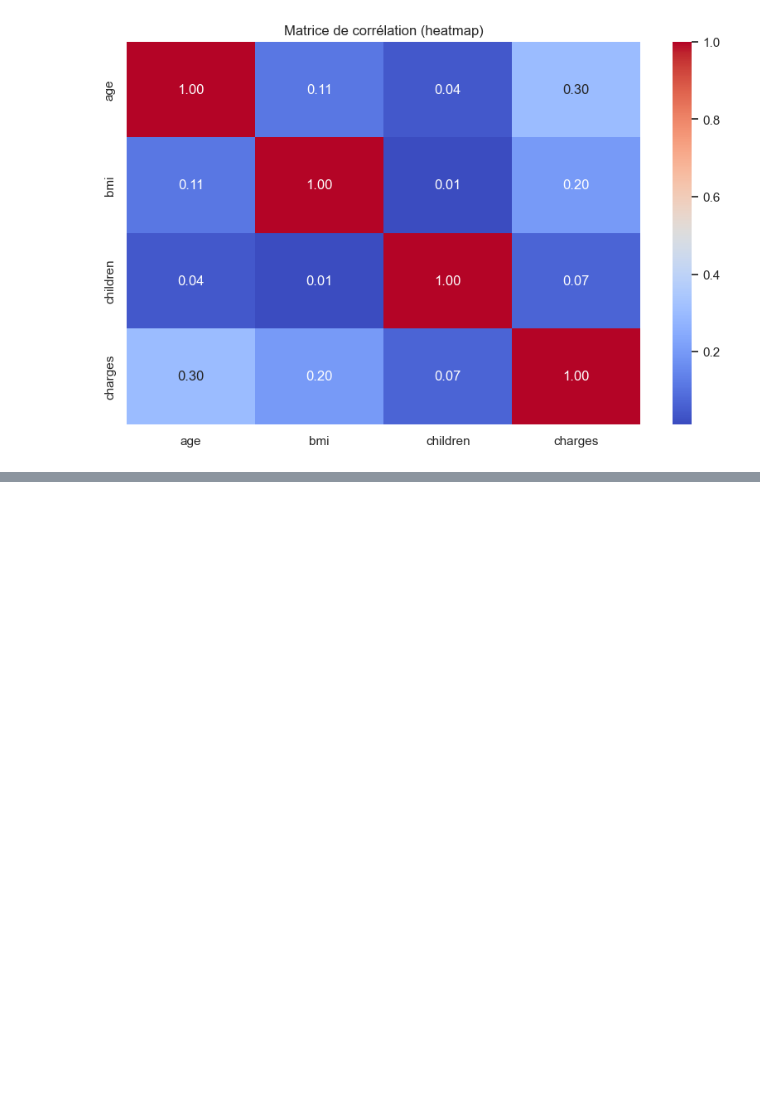
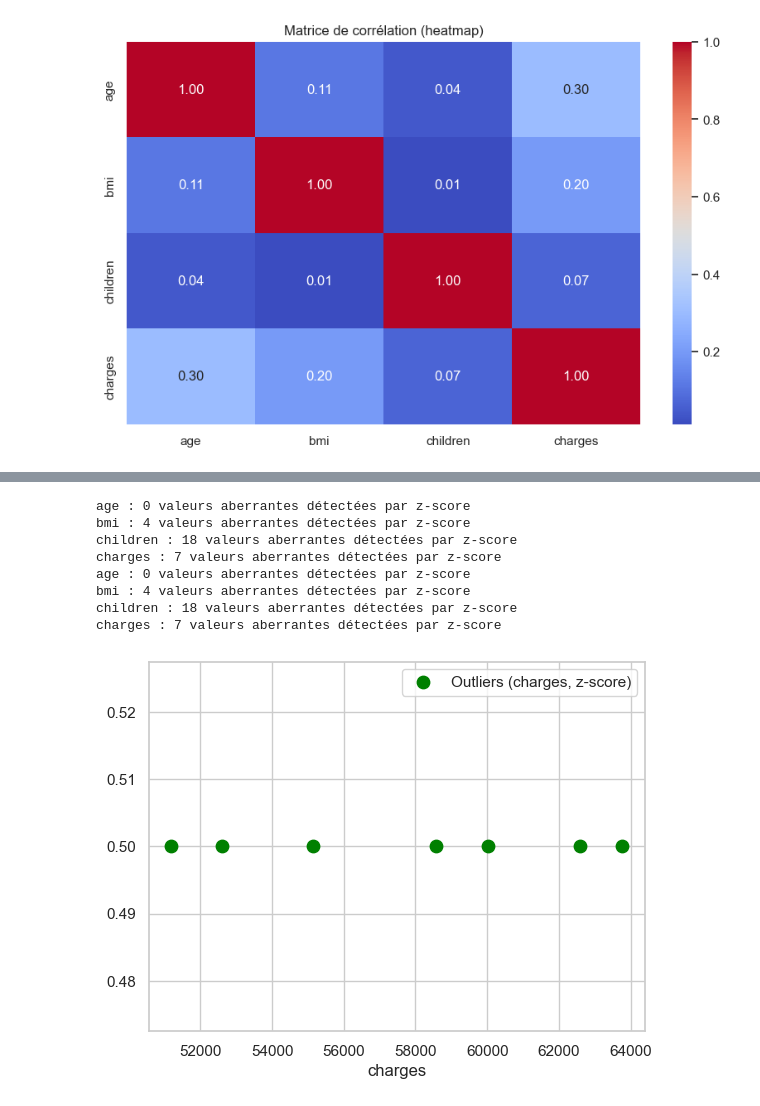
Before and after one commit to BouizmouneSalma/PCDM, a Jupyter notebook: Pcdm.ipynb, the cells around one changed output, grey strips where cells are left out. Saved outputs shown, nothing was run; the diff lists cells and outputs as text; code cells hidden in the pictures; blank space fills up the shorter version.

```diff
--- a/Pcdm.ipynb
+++ b/Pcdm.ipynb
@@ -170,0 +305,32 @@ plt.show()
+# %%
+from scipy import stats
+import numpy as np
+
+for col in numeric_cols:
+    z_scores = np.abs(stats.zscore(df[col].dropna()))
+    outliers_count = (z_scores > 3).sum()
+    print(f"{col} : {outliers_count} valeurs aberrantes détectées par z-score")
+
+# z-score > 3
+outliers_zscore = {}
+for col in numeric_cols:
+    z_scores = np.abs(stats.zscore(df[col].dropna()))
+    outliers = df[z_scores > 3]
+    outliers_zscore[col] = outliers[col].values
+    print(f"{col} : {outliers.shape[0]} valeurs aberrantes détectées par z-score")
+col_to_plot = 'charges'
+if len(outliers_zscore[col_to_plot]) > 0:
+    plt.scatter(outliers_zscore[col_to_plot], [0.5]*len(outliers_zscore[col_to_plot]), color="green", label=f"Outliers ({col_to_plot}, z-score)", s=80)
+    plt.xlabel(col_to_plot)
+    plt.legend()
+    plt.show()
+# %% [output]
+age : 0 valeurs aberrantes détectées par z-score
+bmi : 4 valeurs aberrantes détectées par z-score
+children : 18 valeurs aberrantes détectées par z-score
+charges : 7 valeurs aberrantes détectées par z-score
+age : 0 valeurs aberrantes détectées par z-score
+bmi : 4 valeurs aberrantes détectées par z-score
+children : 18 valeurs aberrantes détectées par z-score
+charges : 7 valeurs aberrantes détectées par z-score
+[figure, added]
```
Also changed, not shown: parts of 8 cells of this notebook.
